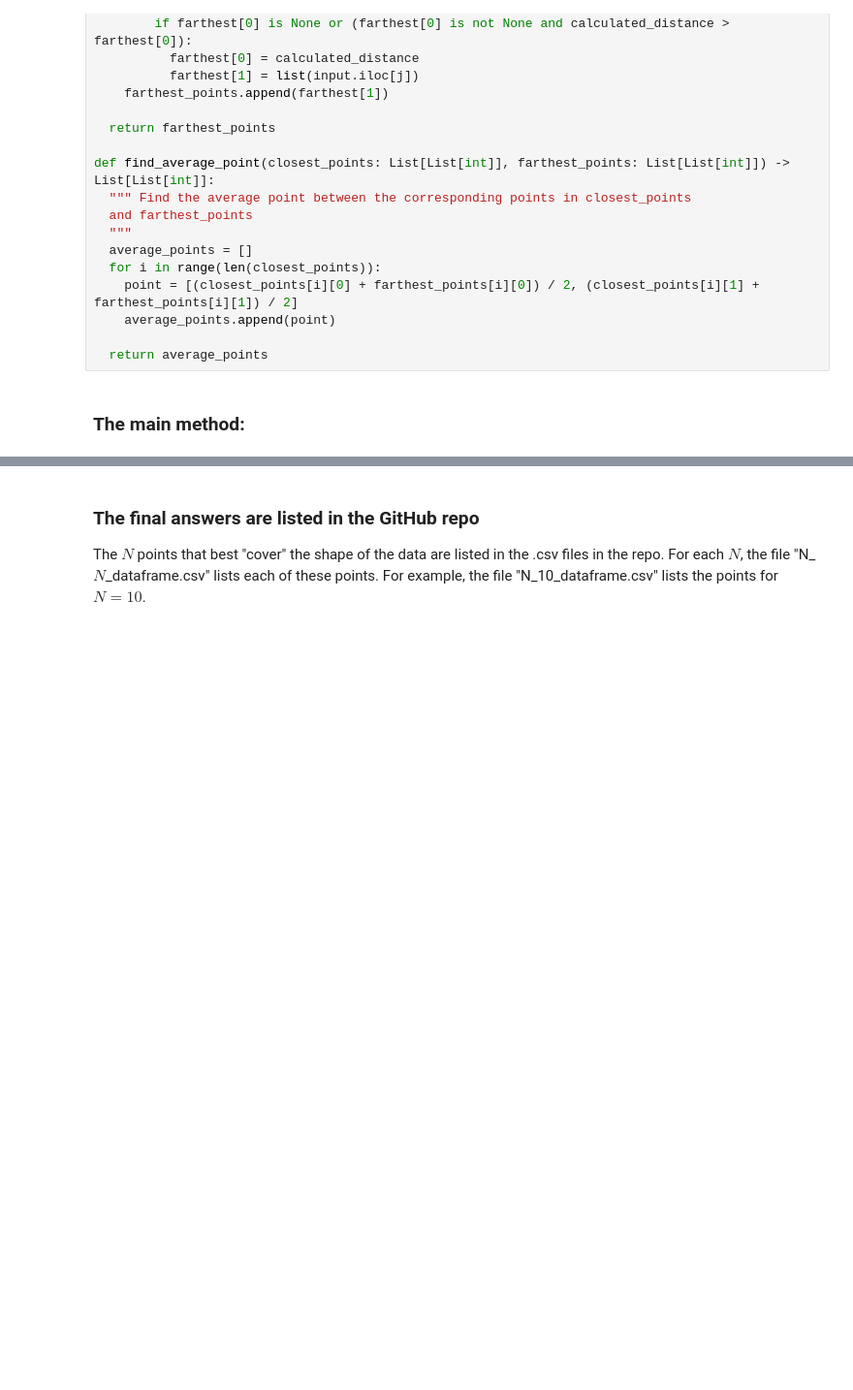
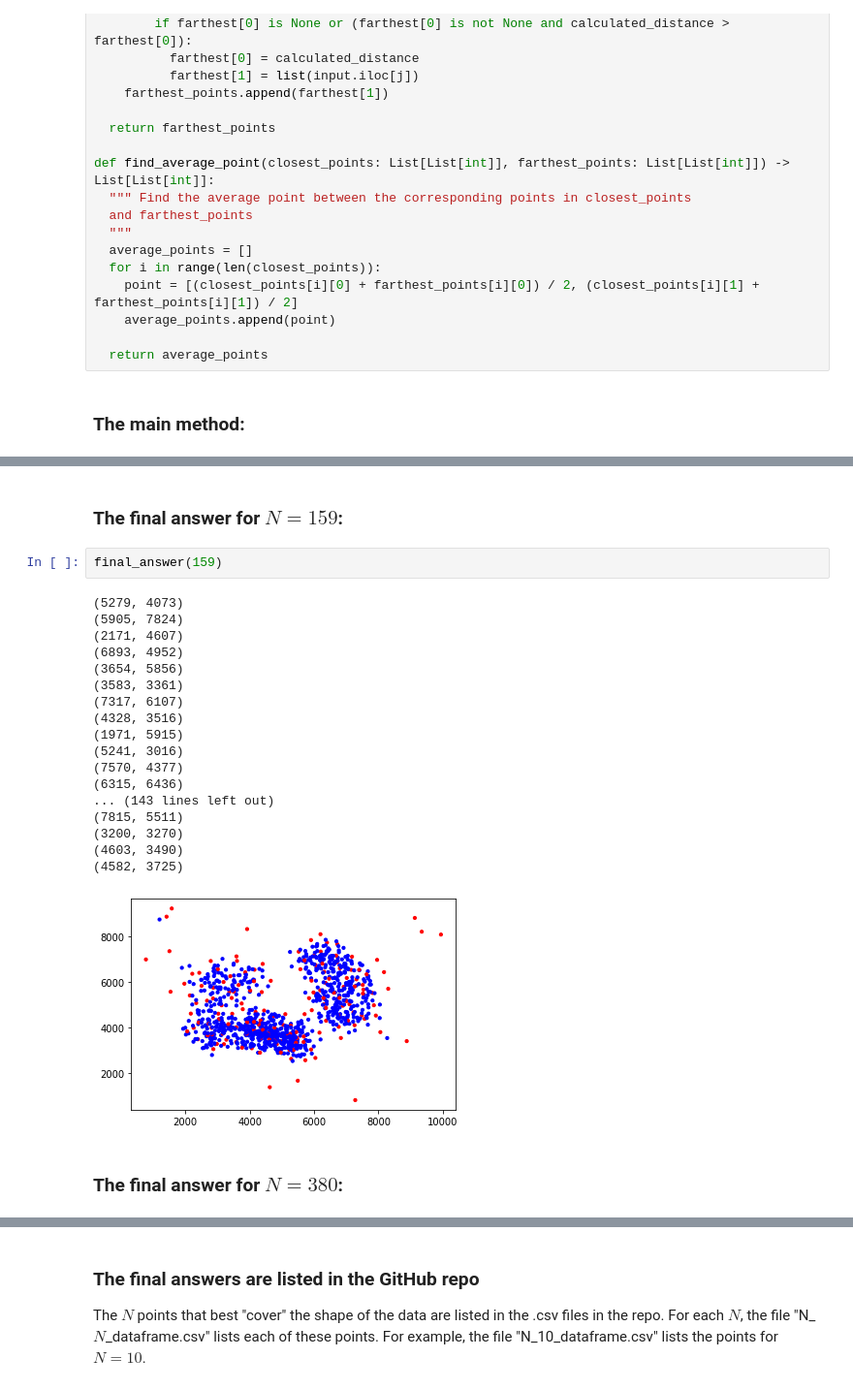
Before and after one commit to jeffreyz374/cssu-purefacts-fall-2022-jeffrey-zhou, a Jupyter notebook: PureFacts_Hackathon_Problem_Response_Jeffrey_Zhou.ipynb, the cells around one changed output, grey strips where cells are left out. Shown: that part at 97% size. Cells and saved outputs as stored; diff of their text form; blank space fills up the shorter version.

```diff
--- a/PureFacts_Hackathon_Problem_Response_Jeffrey_Zhou.ipynb
+++ b/PureFacts_Hackathon_Problem_Response_Jeffrey_Zhou.ipynb
@@ -151,0 +194,25 @@ for i in range(N):
+# %% [markdown]
+### The final answer for $N = 159$:
+# %%
+final_answer(159)
+# %% [output]
+(5279, 4073)
+(5905, 7824)
+(2171, 4607)
+(6893, 4952)
+(3654, 5856)
+(3583, 3361)
+(7317, 6107)
+(4328, 3516)
+(1971, 5915)
+(5241, 3016)
+(7570, 4377)
+(6315, 6436)
+... (143 lines left out)
+(7815, 5511)
+(3200, 3270)
+(4603, 3490)
+(4582, 3725)
+[figure, added]
+# %% [markdown]
+### The final answer for $N = 380$:
```
Also changed, not shown: parts of 9 cells of this notebook.
